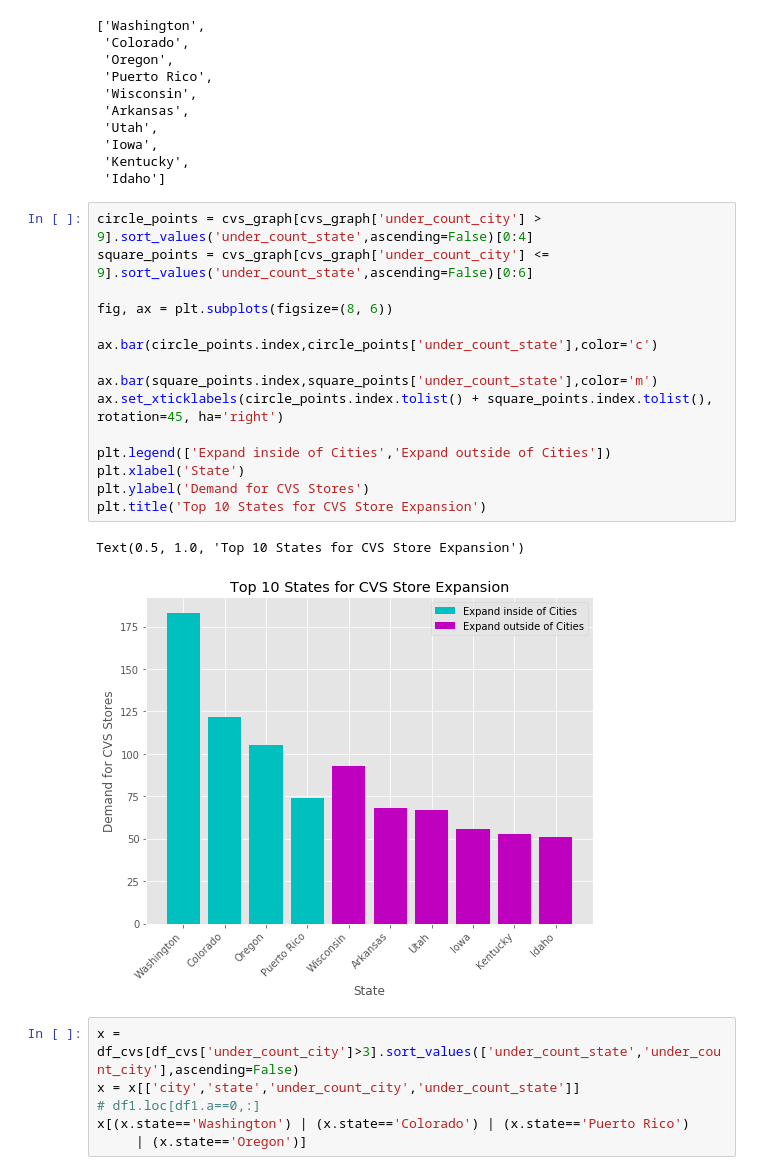
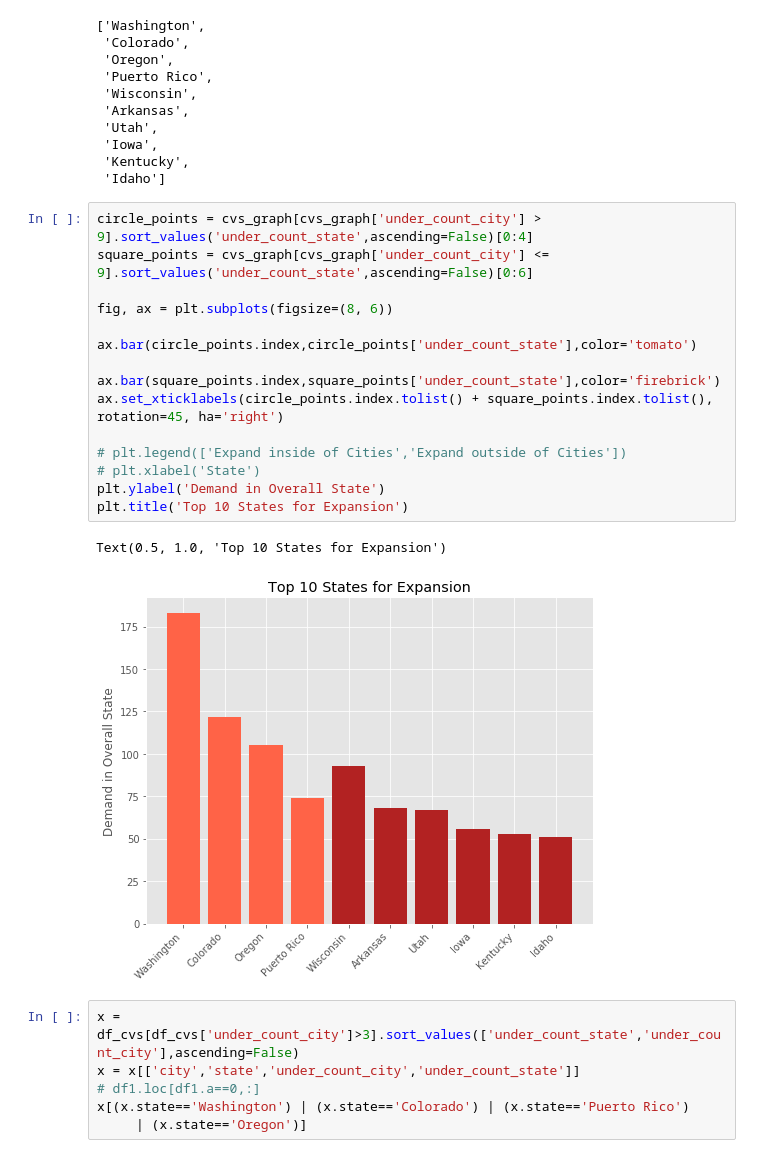
Before and after one commit to cheetahskita/dsa-projects, a Jupyter notebook: 1-web-scraping/CVS_Graphics.ipynb, the cells around one changed output. Cells and saved outputs as stored; diff of their text form.

```diff
--- a/1-web-scraping/CVS_Graphics.ipynb
+++ b/1-web-scraping/CVS_Graphics.ipynb
@@ -222,21 +240,21 @@ circle_points.index.tolist() + square_points.index.tolist()
 # %%
 circle_points = cvs_graph[cvs_graph['under_count_city'] > 9].sort_values('under_count_state',ascending=False)[0:4]
 square_points = cvs_graph[cvs_graph['under_count_city'] <= 9].sort_values('under_count_state',ascending=False)[0:6]
 
 fig, ax = plt.subplots(figsize=(8, 6))
 
-ax.bar(circle_points.index,circle_points['under_count_state'],color='c')
+ax.bar(circle_points.index,circle_points['under_count_state'],color='tomato')
 
-ax.bar(square_points.index,square_points['under_count_state'],color='m')
+ax.bar(square_points.index,square_points['under_count_state'],color='firebrick')
 ax.set_xticklabels(circle_points.index.tolist() + square_points.index.tolist(), rotation=45, ha='right')
 
-plt.legend(['Expand inside of Cities','Expand outside of Cities'])
-plt.xlabel('State')
-plt.ylabel('Demand for CVS Stores')
-plt.title('Top 10 States for CVS Store Expansion')
+# plt.legend(['Expand inside of Cities','Expand outside of Cities'])
+# plt.xlabel('State')
+plt.ylabel('Demand in Overall State')
+plt.title('Top 10 States for Expansion')
 # %% [output]
-Text(0.5, 1.0, 'Top 10 States for CVS Store Expansion')
+Text(0.5, 1.0, 'Top 10 States for Expansion')
-[figure, old version]
+[figure, new version]
 # %%
 x = df_cvs[df_cvs['under_count_city']>3].sort_values(['under_count_state','under_count_city'],ascending=False)
 x = x[['city','state','under_count_city','under_count_state']]
```
Also changed, not shown: parts of 2 cells of this notebook, 1 other file.
